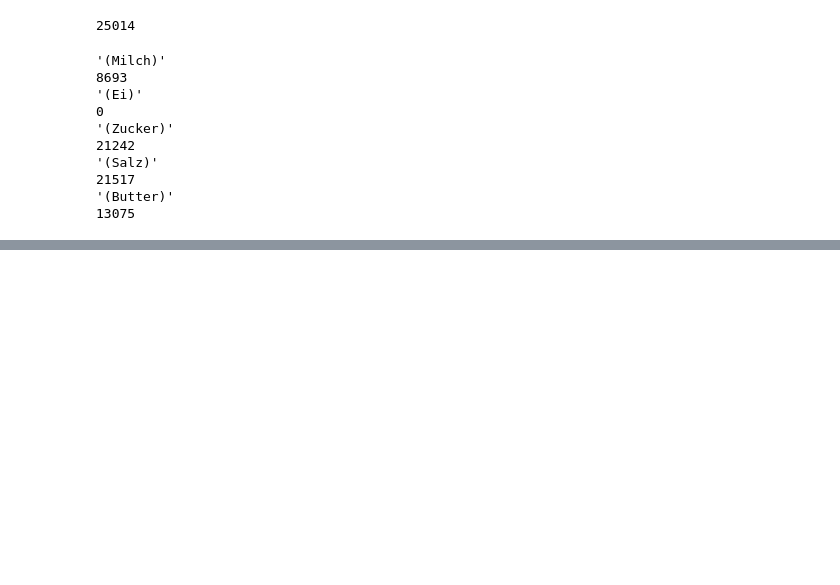
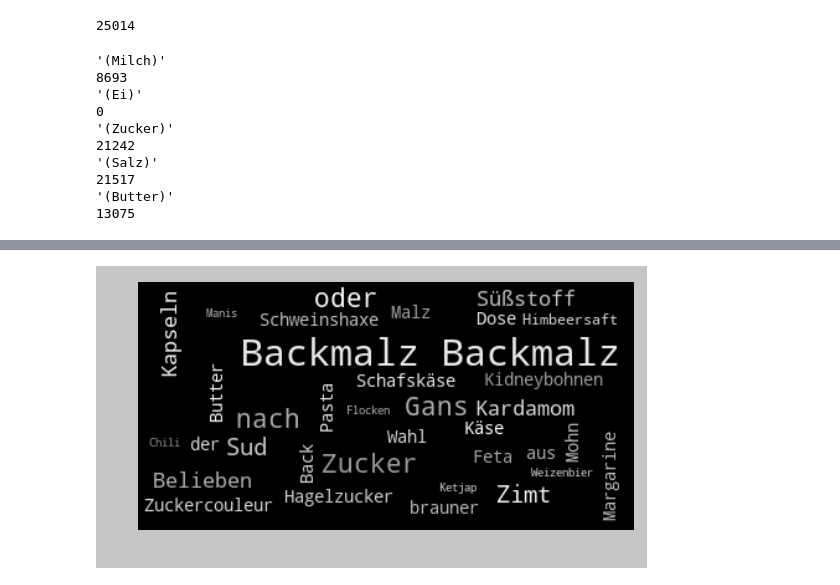
Before and after one commit to jlstro/Data-Studio, a Jupyter notebook: code/02-chefanalyse/data_work/chefanalyse-classic counting.ipynb, the cells around one changed output, grey strips where cells are left out. Saved outputs shown, nothing was run; the diff lists cells and outputs as text; code cells hidden in the pictures; blank space fills up the shorter version.

```diff
--- a/code/02-chefanalyse/data_work/chefanalyse-classic counting.ipynb
+++ b/code/02-chefanalyse/data_work/chefanalyse-classic counting.ipynb
@@ -189,0 +423,13 @@ odict_items([('Butter und 1 TL Dattelpaste', 1), ('Naturjoghurt 1 % Fett', 1), (
+# %%
+def get_long_str(row):
+    n = 1
+    long_string = ''
+    while n < row['count']/5:
+        long_string = long_string +' '+ row['name']
+        n += 1
+    return long_string
+# %%
+long_string = ' '.join(df_zut.sort_values(by='avg', ascending = False).head(20).apply(get_long_str, axis = 1))
+long_string = re.sub(r'  ? ? ?', ' ', long_string)
+long_string = re.sub(r'/', '', long_string)
+long_string = long_string.strip()
@@ -189,0 +440,17 @@ odict_items([('Butter und 1 TL Dattelpaste', 1), ('Naturjoghurt 1 % Fett', 1), (
+# %%
+#long_string = 'Salz Salz Butter Butter Butter Butter Zucker Zucker Zucker Mehl'
+import random
+def grey_color_func(word, font_size, position, orientation, random_state=None,
+                    **kwargs):
+    return "hsl(0, 0%%, %d%%)" % random.randint(60, 100)
+
+wc = WordCloud(max_words=200, margin=10,
+               random_state=1).generate(long_string)
+# store default colored image
+default_colors = wc.to_array()
+plt.imshow(wc.recolor(color_func=grey_color_func, random_state=3),
+           interpolation="bilinear")
+plt.axis("off")
+plt.show()
+# %% [output]
+[figure, added]
```
Also changed, not shown: parts of 54 cells of this notebook, 3 other files.
